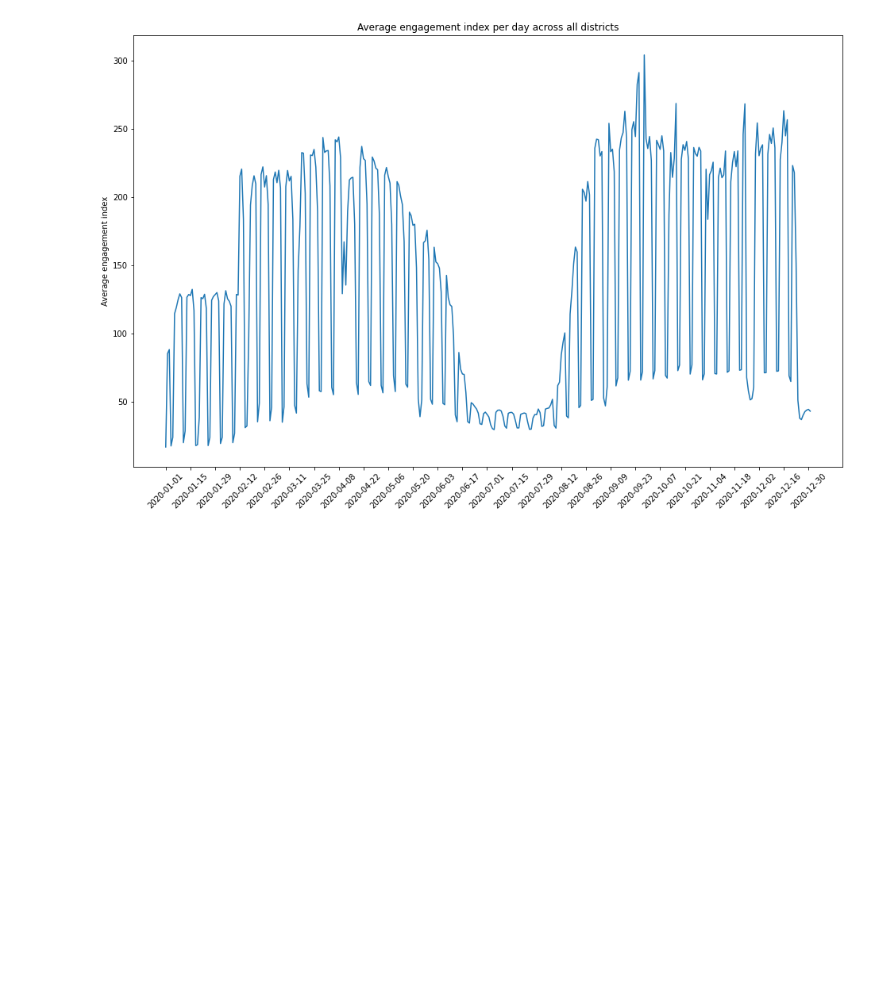
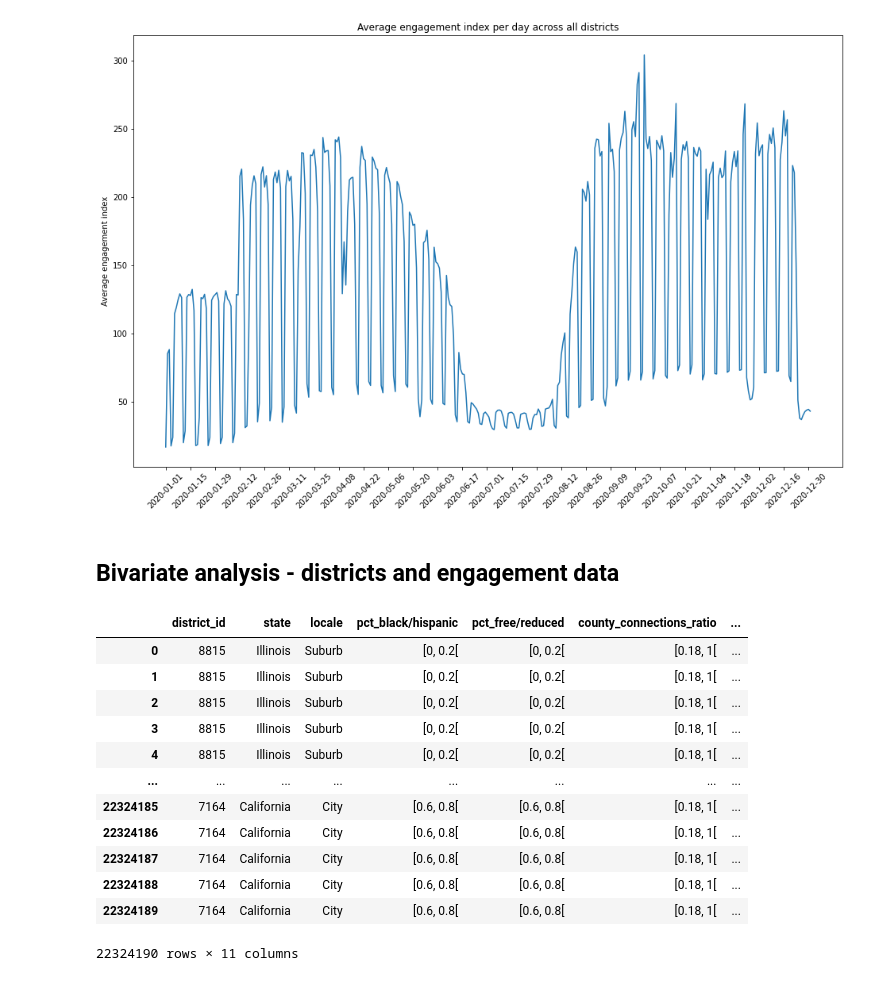
Before and after one commit to tywellik/covid-education-impacts, a Jupyter notebook: EDA.ipynb, the cells around one changed output. Drawn from its saved outputs; the diff is of its cells as text; code cells hidden in the pictures; blank space fills up the shorter version.

```diff
--- a/EDA.ipynb
+++ b/EDA.ipynb
@@ -195,3 +203,24 @@ ax.set_xticklabels(engagement_grpd['time'][::14], rotation=45)
 plt.show()
 # %% [output]
 [figure]
+# %% [markdown]
+## Bivariate analysis - districts and engagement data
+# %%
+# merge engagement and districts dfs
+engagement['district_id'] = engagement['district_id'].astype(int)
+districts_engagement_data = pd.merge(districts, engagement, on = 'district_id')
+districts_engagement_data
+# %% [output]
+|  | district_id | state | locale | pct_black/hispanic | pct_free/reduced | county_connections_ratio | ... |
+| 0 | 8815 | Illinois | Suburb | [0, 0.2[ | [0, 0.2[ | [0.18, 1[ | ... |
+| 1 | 8815 | Illinois | Suburb | [0, 0.2[ | [0, 0.2[ | [0.18, 1[ | ... |
+| 2 | 8815 | Illinois | Suburb | [0, 0.2[ | [0, 0.2[ | [0.18, 1[ | ... |
+| 3 | 8815 | Illinois | Suburb | [0, 0.2[ | [0, 0.2[ | [0.18, 1[ | ... |
+| 4 | 8815 | Illinois | Suburb | [0, 0.2[ | [0, 0.2[ | [0.18, 1[ | ... |
+| ... | ... | ... | ... | ... | ... | ... | ... |
+| 22324185 | 7164 | California | City | [0.6, 0.8[ | [0.6, 0.8[ | [0.18, 1[ | ... |
+| 22324186 | 7164 | California | City | [0.6, 0.8[ | [0.6, 0.8[ | [0.18, 1[ | ... |
+| 22324187 | 7164 | California | City | [0.6, 0.8[ | [0.6, 0.8[ | [0.18, 1[ | ... |
+| 22324188 | 7164 | California | City | [0.6, 0.8[ | [0.6, 0.8[ | [0.18, 1[ | ... |
+| 22324189 | 7164 | California | City | [0.6, 0.8[ | [0.6, 0.8[ | [0.18, 1[ | ... |
+22324190 rows × 11 columns
```
Also changed, not shown: parts of 11 cells of this notebook.
